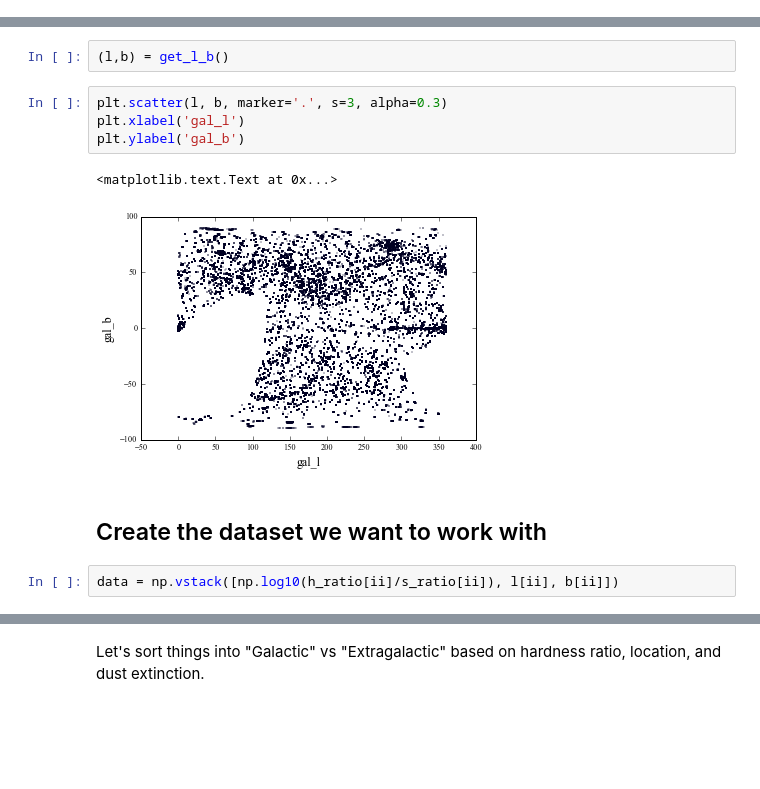
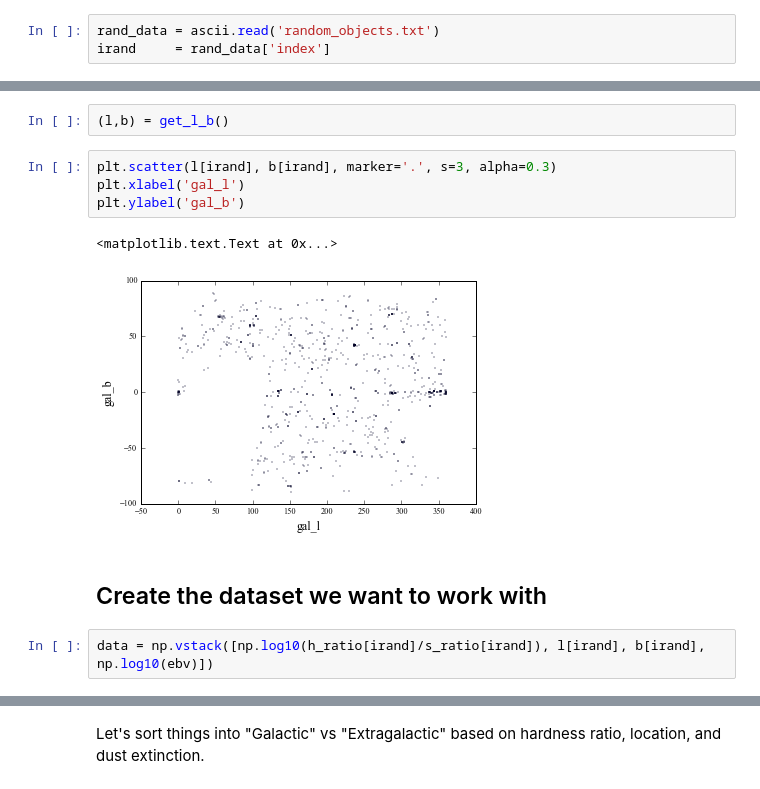
Before and after one commit to eblur/CSC_ML, a Jupyter notebook: ML_test.ipynb, the cells around one changed output, grey strips where cells are left out. Drawn from its saved outputs; the diff is of its cells as text; blank space fills up the shorter version.

```diff
--- a/ML_test.ipynb
+++ b/ML_test.ipynb
@@ -7,0 +12,3 @@ import matplotlib.pyplot as plt
+# %%
+rand_data = ascii.read('random_objects.txt')
+irand     = rand_data['index']
@@ -80,16 +97,16 @@ def get_l_b():
 # %%
 (l,b) = get_l_b()
 # %%
-plt.scatter(l, b, marker='.', s=3, alpha=0.3)
+plt.scatter(l[irand], b[irand], marker='.', s=3, alpha=0.3)
 plt.xlabel('gal_l')
 plt.ylabel('gal_b')
 # %% [output]
 <matplotlib.text.Text at 0x...>
-[figure, old version]
+[figure, new version]
 # %% [markdown]
 ## Create the dataset we want to work with
 # %%
-data = np.vstack([np.log10(h_ratio[ii]/s_ratio[ii]), l[ii], b[ii]])
+data = np.vstack([np.log10(h_ratio[irand]/s_ratio[irand]), l[irand], b[irand], np.log10(ebv)])
 # %%
 data.shape
 # %% [output]
```
Also changed, not shown: parts of 12 cells of this notebook, 1 other file.
